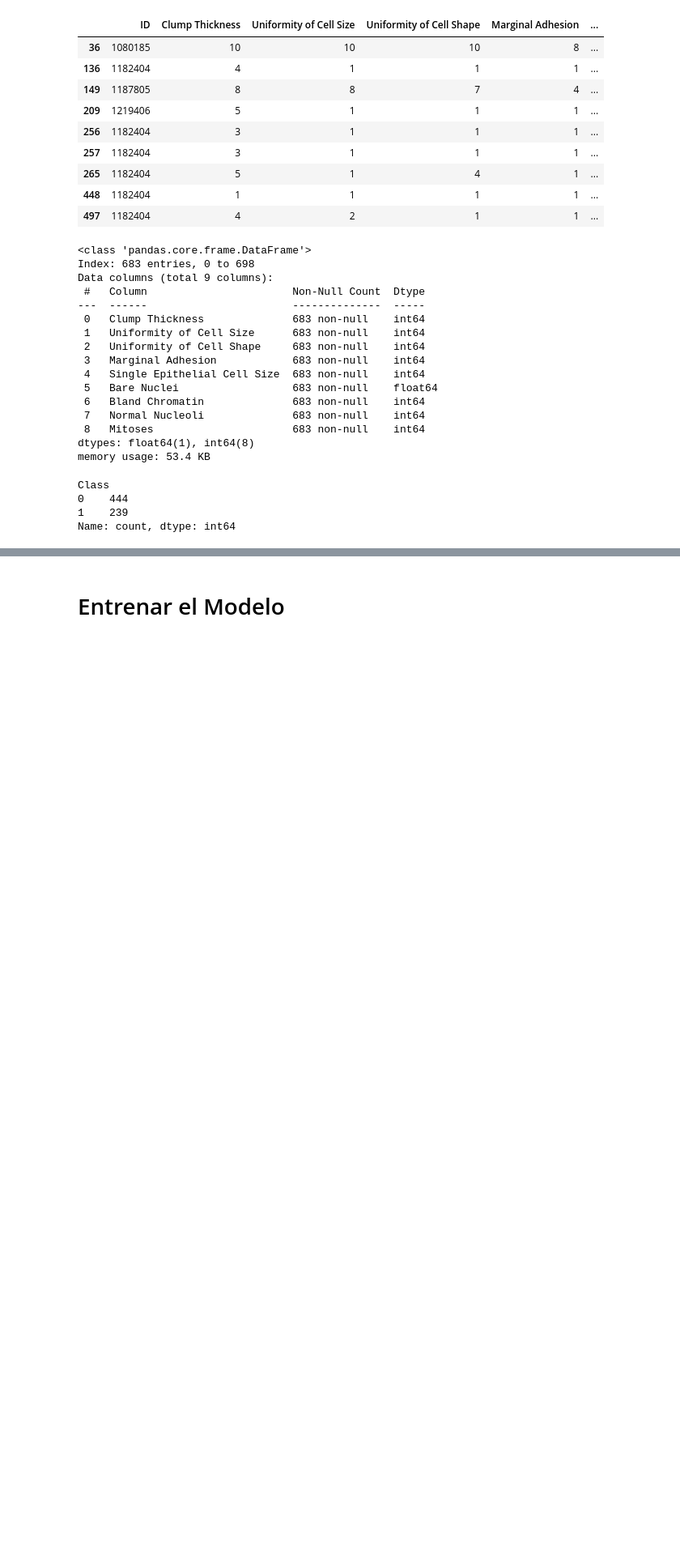
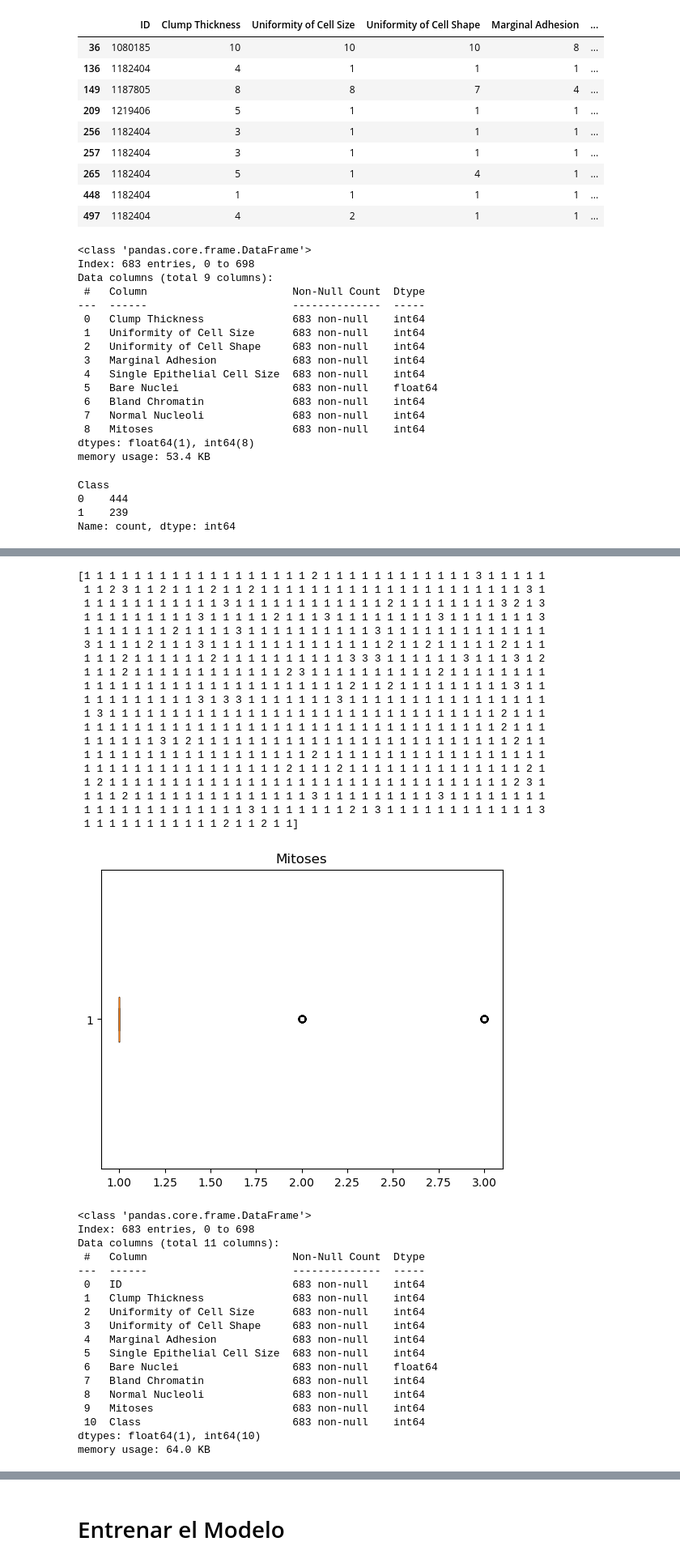
Before and after one commit to KaikoKill/Model-of-BCW, a Jupyter notebook: Model of BCW.ipynb, the cells around one changed output, grey strips where cells are left out. Shown: that part at 81% size. Cells and saved outputs as stored; diff of their text form; code cells hidden in the pictures; blank space fills up the shorter version.

```diff
--- a/Model of BCW.ipynb
+++ b/Model of BCW.ipynb
@@ -202,0 +241,56 @@ hist.map(plt.hist, 'Mitoses', bins = 10)
+# %%
+# Asignar la mediana a los datos atípicos en la columna 'mitosis' en df_copy
+df_copy = df.copy()
+# Reemplazar valores mayores de 3 en la columna 'mitosis' con 1 o 2
+def replace_outliers(value):
+    if value > 3:
+        return int(df['Mitoses'].mean())
+    return value
+
+df_copy['Mitoses'] = df_copy['Mitoses'].apply(replace_outliers)
+
+# Verificar si los valores atípicos han sido reemplazados
+print(df_copy['Mitoses'].values)
+plt.boxplot(df_copy['Mitoses'], vert=False)
+plt.title('Mitoses')
+plt.show()
+df_copy.info()
+# %% [output]
+[1 1 1 1 1 1 1 1 1 1 1 1 1 1 1 1 1 1 2 1 1 1 1 1 1 1 1 1 1 1 1 3 1 1 1 1 1
+ 1 1 2 3 1 1 2 1 1 1 2 1 1 2 1 1 1 1 1 1 1 1 1 1 1 1 1 1 1 1 1 1 1 1 1 3 1
+ 1 1 1 1 1 1 1 1 1 1 1 3 1 1 1 1 1 1 1 1 1 1 1 1 2 1 1 1 1 1 1 1 1 3 2 1 3
+ 1 1 1 1 1 1 1 1 1 3 1 1 1 1 1 2 1 1 1 3 1 1 1 1 1 1 1 1 3 1 1 1 1 1 1 1 3
+ 1 1 1 1 1 1 1 2 1 1 1 1 3 1 1 1 1 1 1 1 1 1 1 3 1 1 1 1 1 1 1 1 1 1 1 1 1
+ 3 1 1 1 1 2 1 1 1 3 1 1 1 1 1 1 1 1 1 1 1 1 1 1 2 1 1 2 1 1 1 1 1 2 1 1 1
+ 1 1 1 2 1 1 1 1 1 1 2 1 1 1 1 1 1 1 1 1 1 3 3 3 1 1 1 1 1 1 3 1 1 1 3 1 2
+ 1 1 1 2 1 1 1 1 1 1 1 1 1 1 1 1 2 3 1 1 1 1 1 1 1 1 1 1 2 1 1 1 1 1 1 1 1
+ 1 1 1 1 1 1 1 1 1 1 1 1 1 1 1 1 1 1 1 1 1 2 1 1 2 1 1 1 1 1 1 1 1 1 3 1 1
+ 1 1 1 1 1 1 1 1 1 3 1 3 3 1 1 1 1 1 1 1 3 1 1 1 1 1 1 1 1 1 1 1 1 1 1 1 1
+ 1 3 1 1 1 1 1 1 1 1 1 1 1 1 1 1 1 1 1 1 1 1 1 1 1 1 1 1 1 1 1 1 1 2 1 1 1
+ 1 1 1 1 1 1 1 1 1 1 1 1 1 1 1 1 1 1 1 1 1 1 1 1 1 1 1 1 1 1 1 1 1 2 1 1 1
+ 1 1 1 1 1 1 3 1 2 1 1 1 1 1 1 1 1 1 1 1 1 1 1 1 1 1 1 1 1 1 1 1 1 1 2 1 1
+ 1 1 1 1 1 1 1 1 1 1 1 1 1 1 1 1 1 1 2 1 1 1 1 1 1 1 1 1 1 1 1 1 1 1 1 1 1
+ 1 1 1 1 1 1 1 1 1 1 1 1 1 1 1 1 2 1 1 1 2 1 1 1 1 1 1 1 1 1 1 1 1 1 1 2 1
+ 1 2 1 1 1 1 1 1 1 1 1 1 1 1 1 1 1 1 1 1 1 1 1 1 1 1 1 1 1 1 1 1 1 1 2 3 1
+ 1 1 1 2 1 1 1 1 1 1 1 1 1 1 1 1 1 1 3 1 1 1 1 1 1 1 1 1 3 1 1 1 1 1 1 1 1
+ 1 1 1 1 1 1 1 1 1 1 1 1 1 3 1 1 1 1 1 1 1 2 1 3 1 1 1 1 1 1 1 1 1 1 1 1 3
+ 1 1 1 1 1 1 1 1 1 1 1 2 1 1 2 1 1]
+[figure, added]
+<class 'pandas.core.frame.DataFrame'>
+Index: 683 entries, 0 to 698
+Data columns (total 11 columns):
+ #   Column                       Non-Null Count  Dtype
+---  ------                       --------------  -----
+ 0   ID                           683 non-null    int64
+ 1   Clump Thickness              683 non-null    int64
+ 2   Uniformity of Cell Size      683 non-null    int64
+ 3   Uniformity of Cell Shape     683 non-null    int64
+ 4   Marginal Adhesion            683 non-null    int64
+ 5   Single Epithelial Cell Size  683 non-null    int64
+ 6   Bare Nuclei                  683 non-null    float64
+ 7   Bland Chromatin              683 non-null    int64
+ 8   Normal Nucleoli              683 non-null    int64
+ 9   Mitoses                      683 non-null    int64
+ 10  Class                        683 non-null    int64
+dtypes: float64(1), int64(10)
+memory usage: 64.0 KB
```
Also changed, not shown: parts of 23 cells of this notebook.
